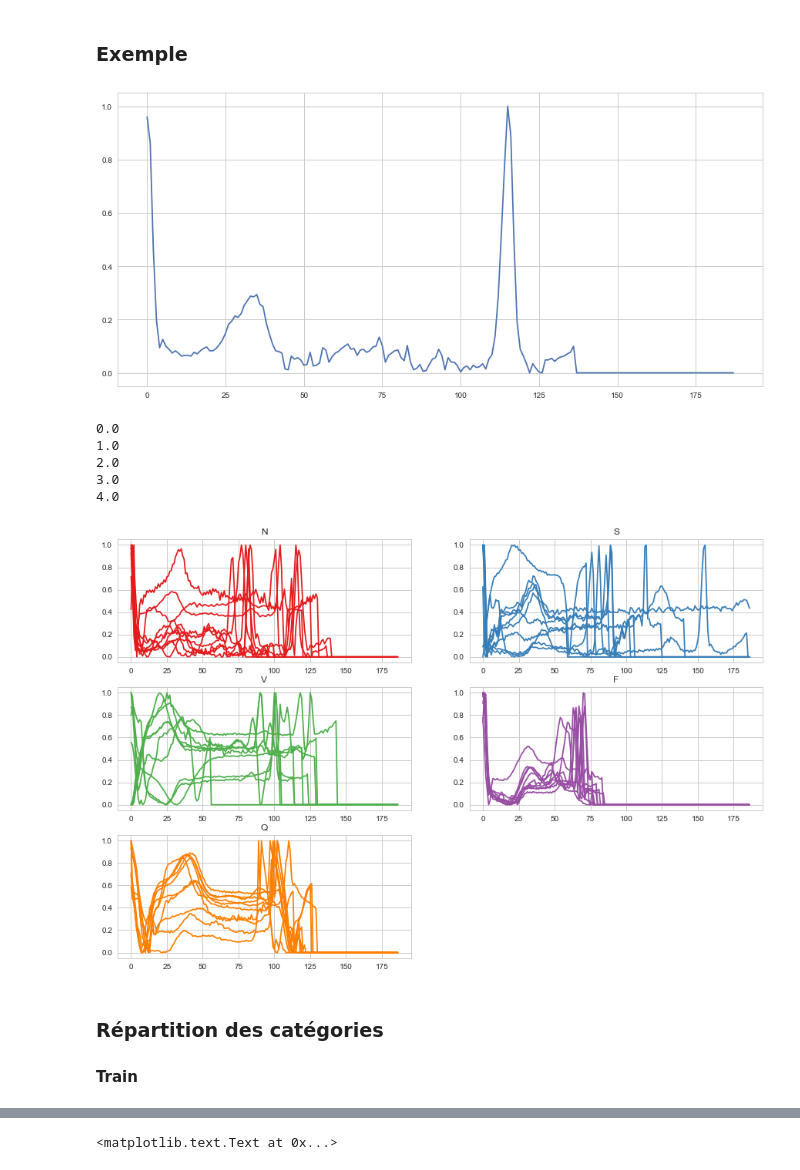
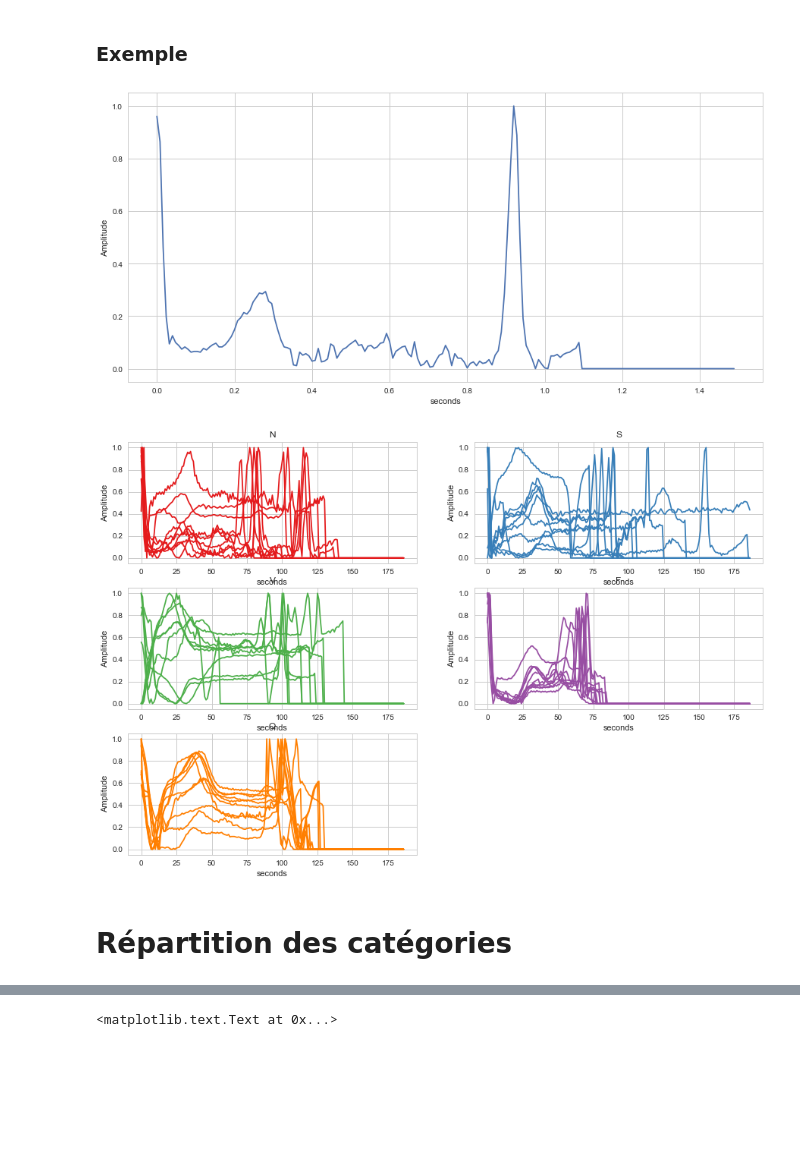
Before and after one commit to wikistat/High-Dimensional-Deep-Learning, a Jupyter notebook: ECG Heratbeat Classification/ECG Heartbeat Categorization Dataset.ipynb, the cells around one changed output, grey strips where cells are left out. Cells and saved outputs as stored; diff of their text form; code cells hidden in the pictures; blank space fills up the shorter version.

```diff
--- a/ECG Heratbeat Classification/ECG Heartbeat Categorization Dataset.ipynb
+++ b/ECG Heratbeat Classification/ECG Heartbeat Categorization Dataset.ipynb
@@ -69,26 +74,26 @@ mitbih_test.head(5)
 # %% [markdown]
 ### Exemple
 # %%
+xsec = np.arange(187)*0.008
+
 fig = plt.figure(figsize=(15,7))
 ax = fig.add_subplot(1,1,1)
-ax.plot(mitbih_train.values[1])
+ax.plot(xsec,mitbih_train.values[1,:-1])
+ax.set_xlabel("seconds")
+ax.set_ylabel("Amplitude")
 plt.show()
 # %% [output]
-[figure, old version]
+[figure, new version]
 # %%
 fig = plt.figure(figsize=(15,10))
 for i,(k,v) in enumerate(mitbih_train.groupby("label")):
     ax = fig.add_subplot(3,2,i+1)
     ax.plot(v.values[:10,:-1].T, color=COLOR[int(k)])
     ax.set_title(NAME_DIC[k])
+    ax.set_xlabel("seconds")
+    ax.set_ylabel("Amplitude")
 plt.show()
 # %% [output]
-0.0
-1.0
-2.0
-3.0
-4.0
-[figure, old version]
+[figure, new version]
 # %% [markdown]
-### Répartition des catégories
-#### Train
+# Répartition des catégories
```
Also changed, not shown: parts of 28 cells of this notebook, 2 other files.
